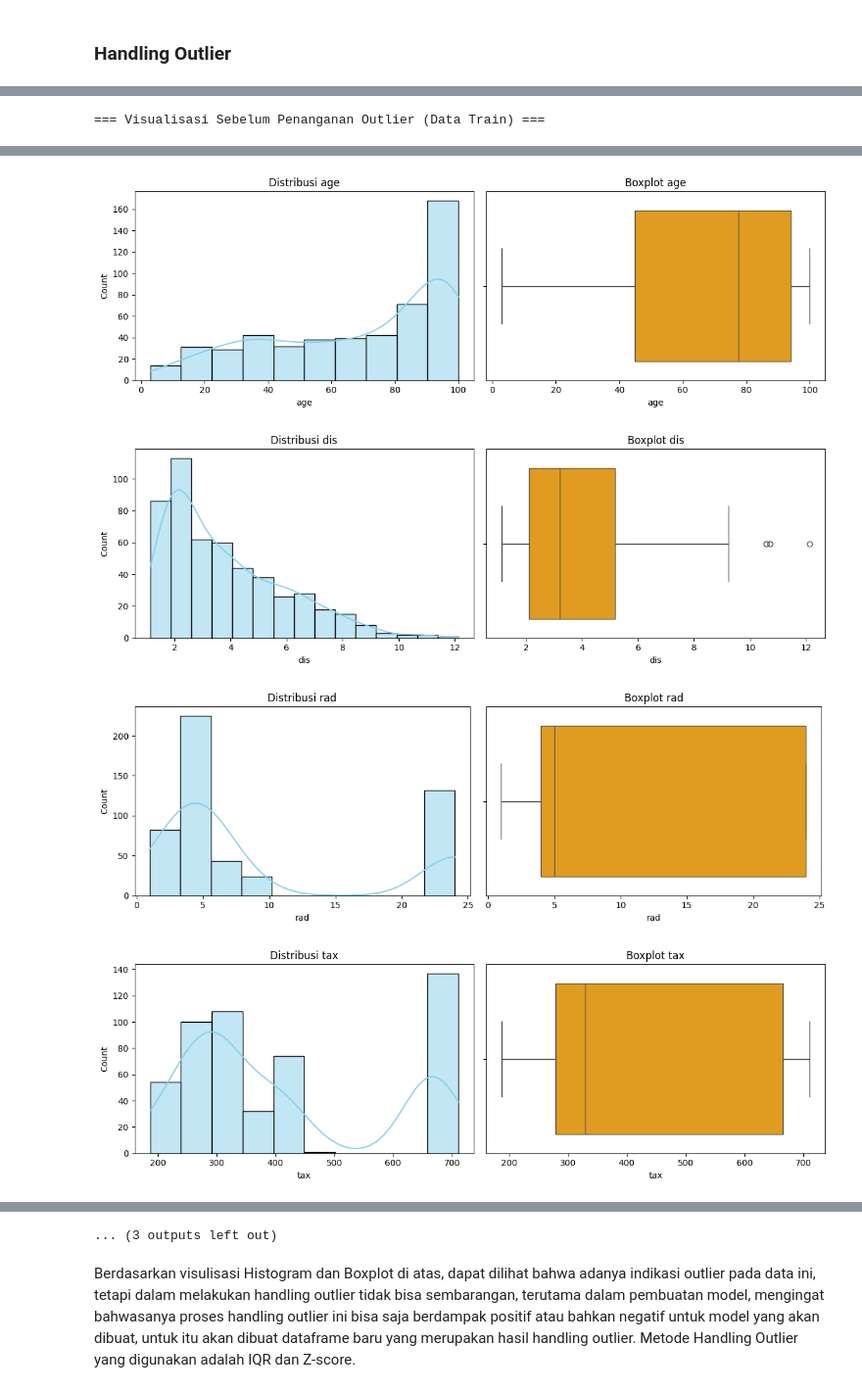
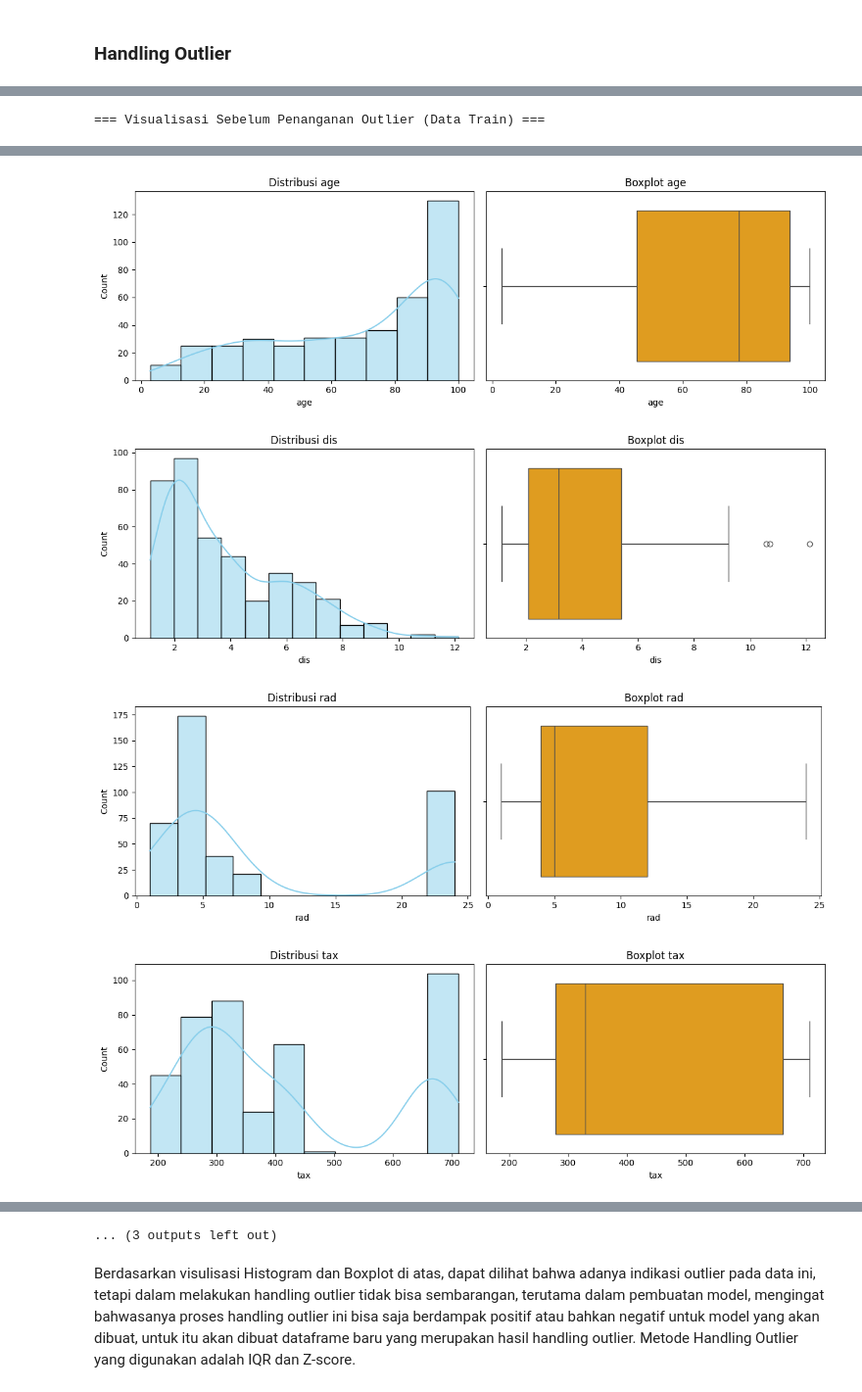
Before and after one commit to mherlypratama/CaseStudyRegressionPython, a Jupyter notebook: Regression.ipynb, the cells around one changed output, grey strips where cells are left out. Shown at 98% size. Saved outputs shown, nothing was run; the diff lists cells and outputs as text; code cells hidden in the pictures.

```diff
--- a/Regression.ipynb
+++ b/Regression.ipynb
@@ -169,6 +147,6 @@ def plot_distribution_outlier(data, kolom):
 
 print("\n=== Visualisasi Sebelum Penanganan Outlier (Data Train) ===")
 for kolom in kolom_kolom:
-    plot_distribution_outlier(df, kolom)
+    plot_distribution_outlier(data_train, kolom)
 # %% [output]
 === Visualisasi Sebelum Penanganan Outlier (Data Train) ===
@@ -181,4 +159,4 @@ for kolom in kolom_kolom:
-[figure, old version]
+[figure, new version]
-[figure, old version]
+[figure, new version]
-[figure, old version]
+[figure, new version]
-[figure, old version]
+[figure, new version]
```
Also changed, not shown: parts of 16 cells of this notebook.
